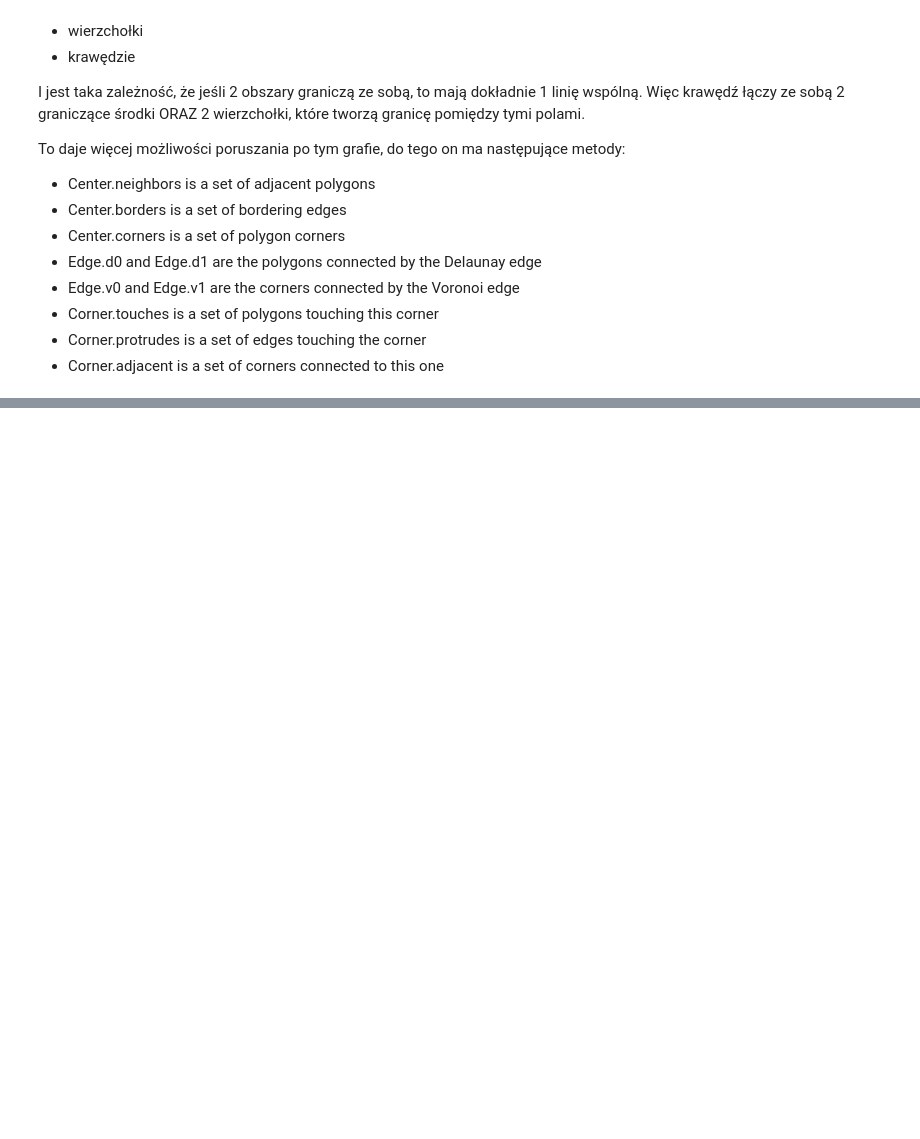
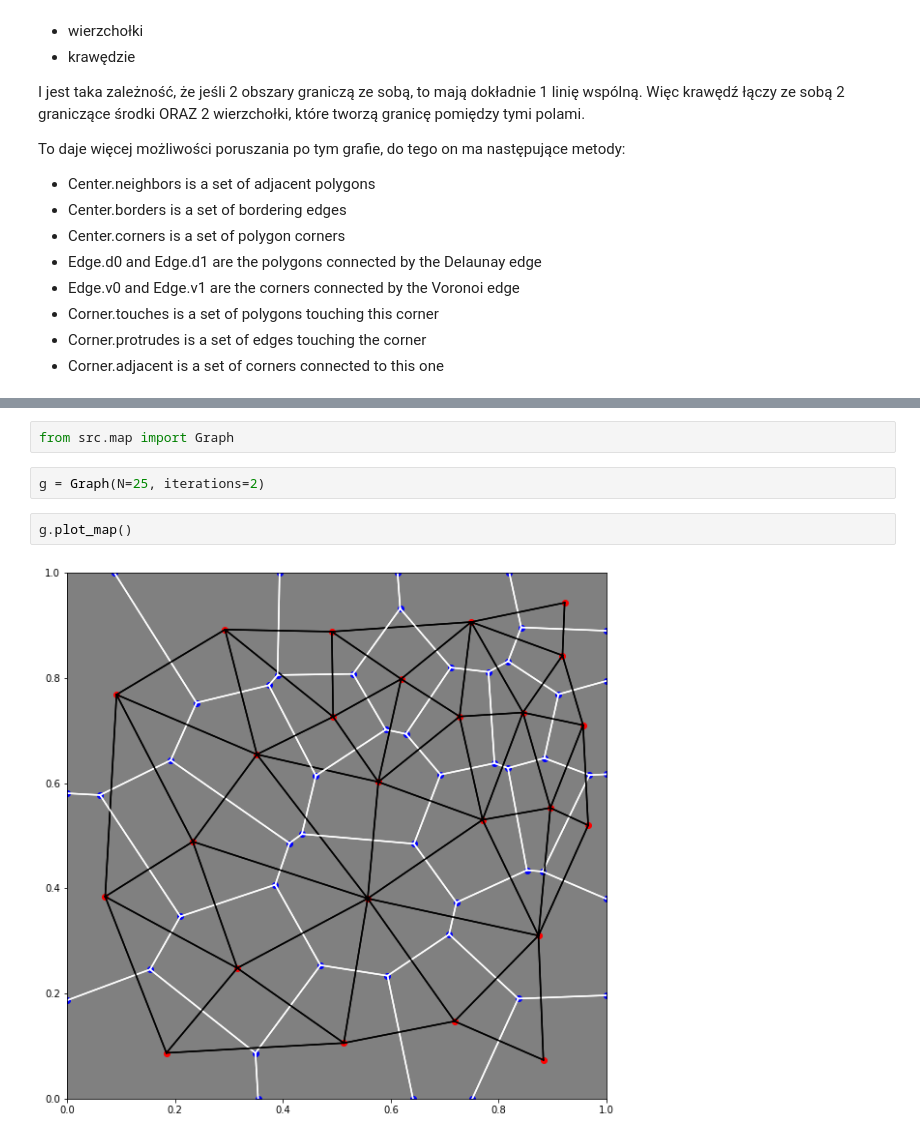
Before and after one commit to TheFebrin/Polygonal-Map-Generation-for-Games, a Jupyter notebook: main_notebook.ipynb, the cells around one changed output, grey strips where cells are left out. Cells and saved outputs as stored; diff of their text form; blank space fills up the shorter version.

```diff
--- a/main_notebook.ipynb
+++ b/main_notebook.ipynb
@@ -161,0 +155,8 @@ ModuleNotFoundError: No module named 'voronoi'
+# %%
+from src.map import Graph
+# %%
+g = Graph(N=25, iterations=2)
+# %%
+g.plot_map()
+# %% [output]
+[figure, added]
```
Also changed, not shown: parts of 9 cells of this notebook, 2 other files.
